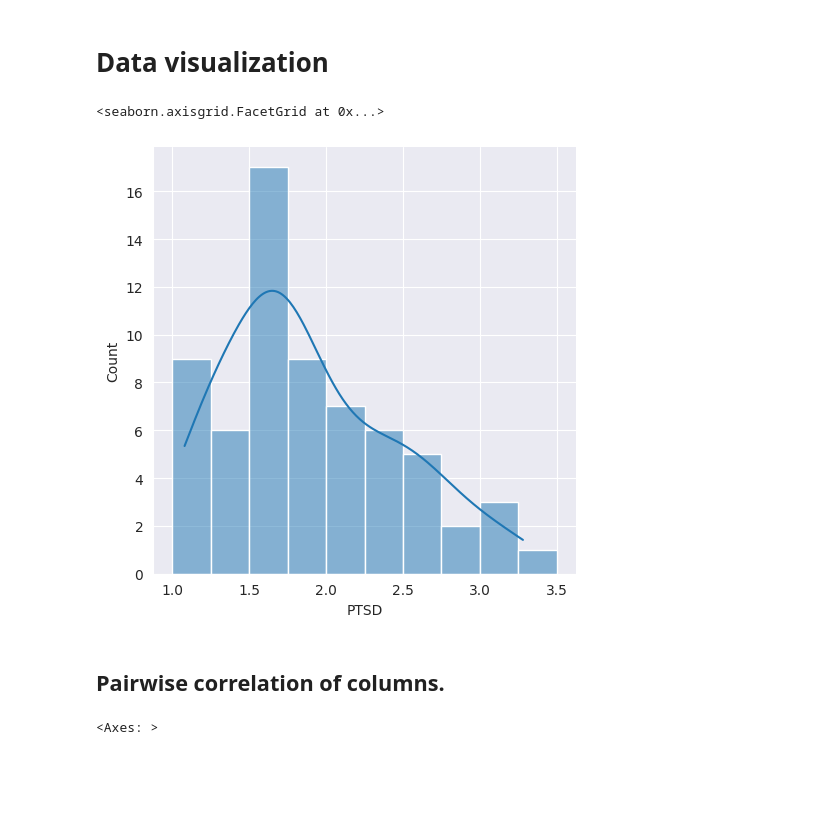
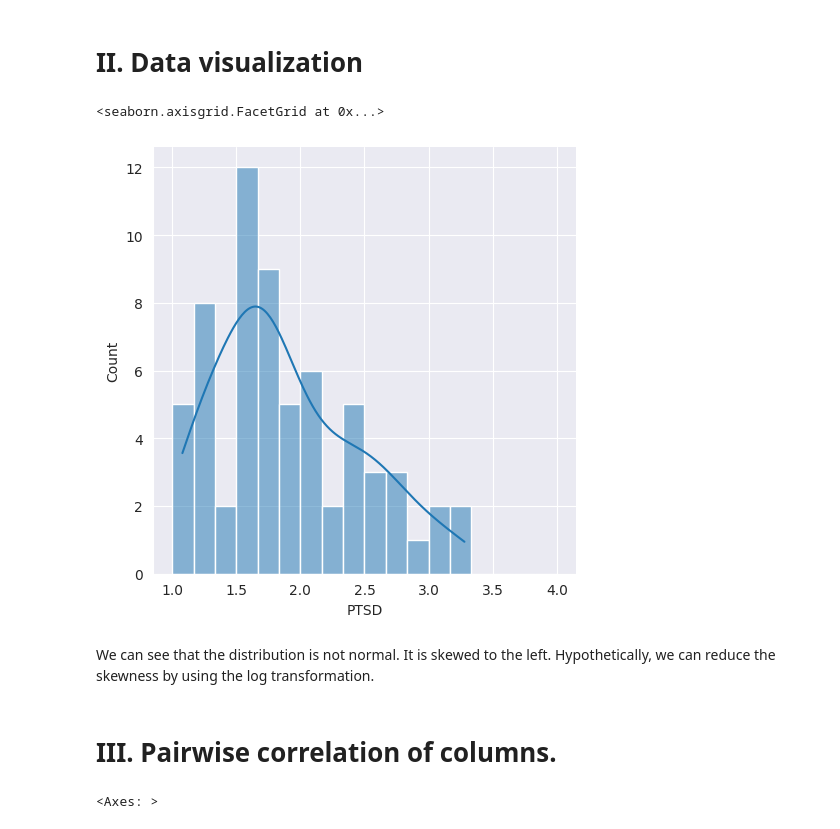
Before and after one commit to DimitriBolt/PTSD, a Jupyter notebook: PTSD~Traumas-MultiRegression.ipynb, the cells around one changed output. Drawn from its saved outputs; the diff is of its cells as text; code cells hidden in the pictures; blank space fills up the shorter version.

```diff
--- a/PTSD~Traumas-MultiRegression.ipynb
+++ b/PTSD~Traumas-MultiRegression.ipynb
@@ -62,12 +55,12 @@ outcome.describe()
 # %% [markdown]
-# Data visualization
+# II. Data visualization
 # %%
-import seaborn
-
-seaborn.displot(y['PTSD'], bins=10, kde=True, binrange=(1, 3.5))
+seaborn.displot(y['PTSD'], bins=18, kde=True, binrange=(1, 4))
 # %% [output]
 <seaborn.axisgrid.FacetGrid at 0x...>
-[figure, old version]
+[figure, new version]
+# %% [markdown]
+We can see that the distribution is not normal. It is skewed to the left. Hypothetically, we can reduce the skewness by using the log transformation.
 # %% [markdown]
-## Pairwise correlation of columns.
+# III. Pairwise correlation of columns.
 # %%
```
Also changed, not shown: parts of 31 cells of this notebook, 2 other files.
